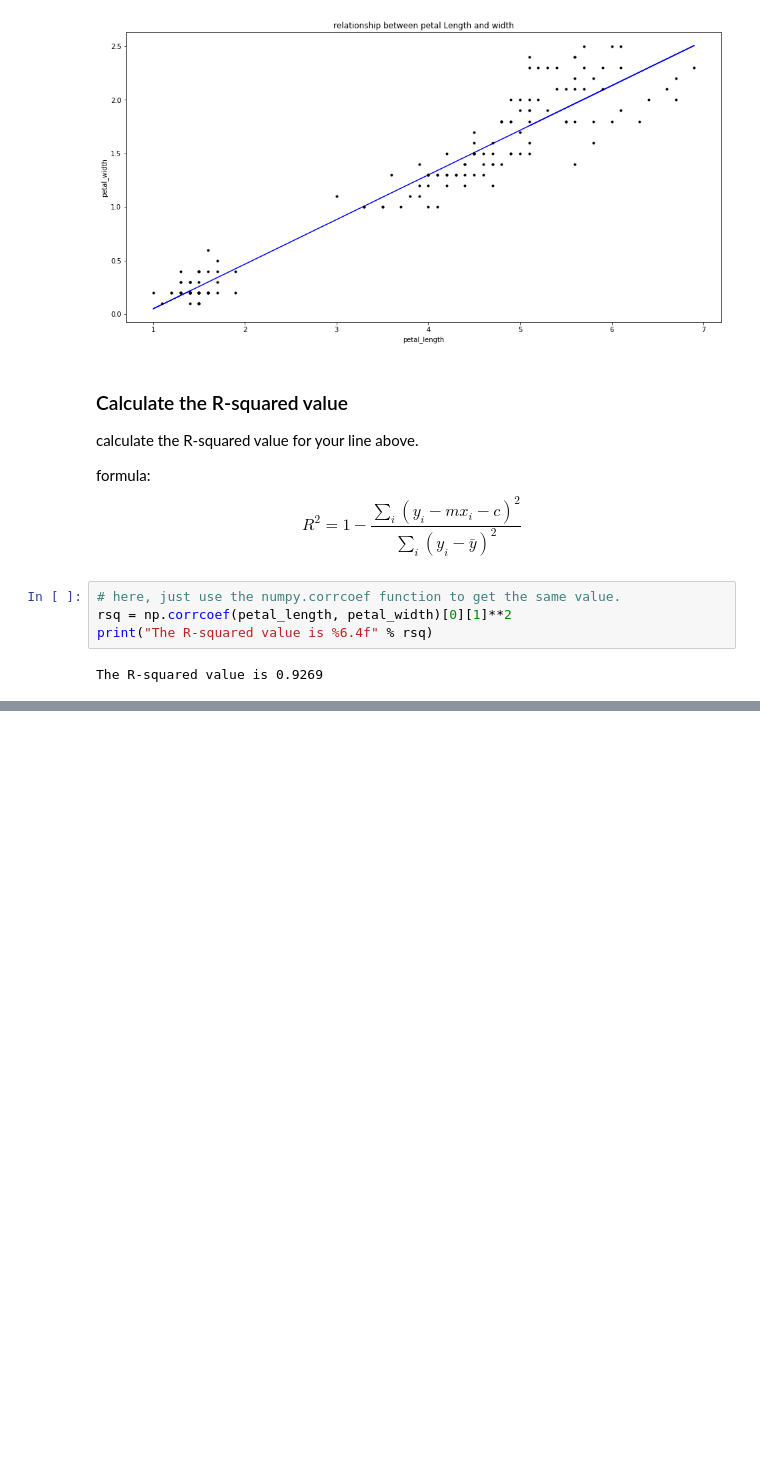
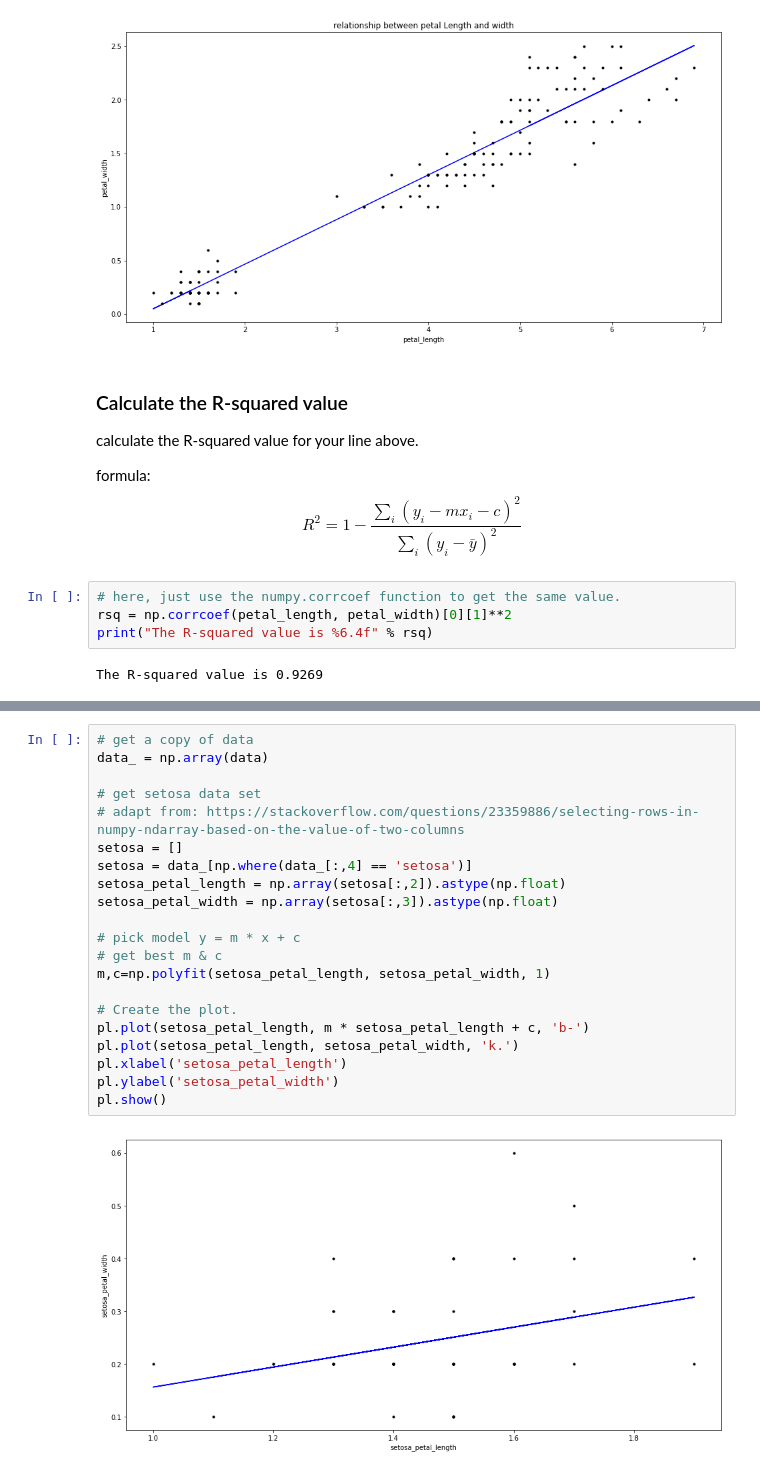
Before and after one commit to TangqiFeng/Jupyter_numpy_pyplot, a Jupyter notebook: Fisher's_Iris.ipynb, the cells around one changed output, grey strips where cells are left out. Saved outputs shown, nothing was run; the diff lists cells and outputs as text; blank space fills up the shorter version.

```diff
--- a/Fisher's_Iris.ipynb
+++ b/Fisher's_Iris.ipynb
@@ -153,0 +158,23 @@ The R-squared value is 0.9269
+# %%
+# get a copy of data
+data_ = np.array(data)
+
+# get setosa data set
+# adapt from: https://stackoverflow.com/questions/23359886/selecting-rows-in-numpy-ndarray-based-on-the-value-of-two-columns
+setosa = []
+setosa = data_[np.where(data_[:,4] == 'setosa')]
+setosa_petal_length = np.array(setosa[:,2]).astype(np.float)
+setosa_petal_width = np.array(setosa[:,3]).astype(np.float)
+
+# pick model y = m * x + c
+# get best m & c
+m,c=np.polyfit(setosa_petal_length, setosa_petal_width, 1)
+
+# Create the plot.
+pl.plot(setosa_petal_length, m * setosa_petal_length + c, 'b-')
+pl.plot(setosa_petal_length, setosa_petal_width, 'k.')
+pl.xlabel('setosa_petal_length')
+pl.ylabel('setosa_petal_width')
+pl.show()
+# %% [output]
+[figure, added]
```
Also changed, not shown: parts of 3 cells of this notebook.
